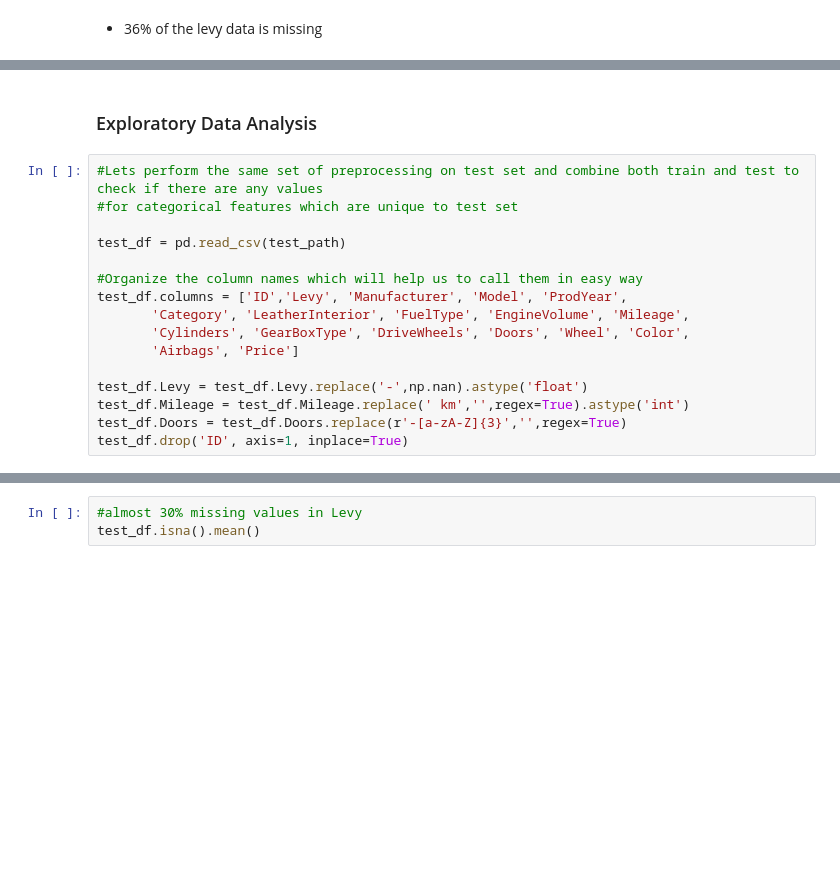
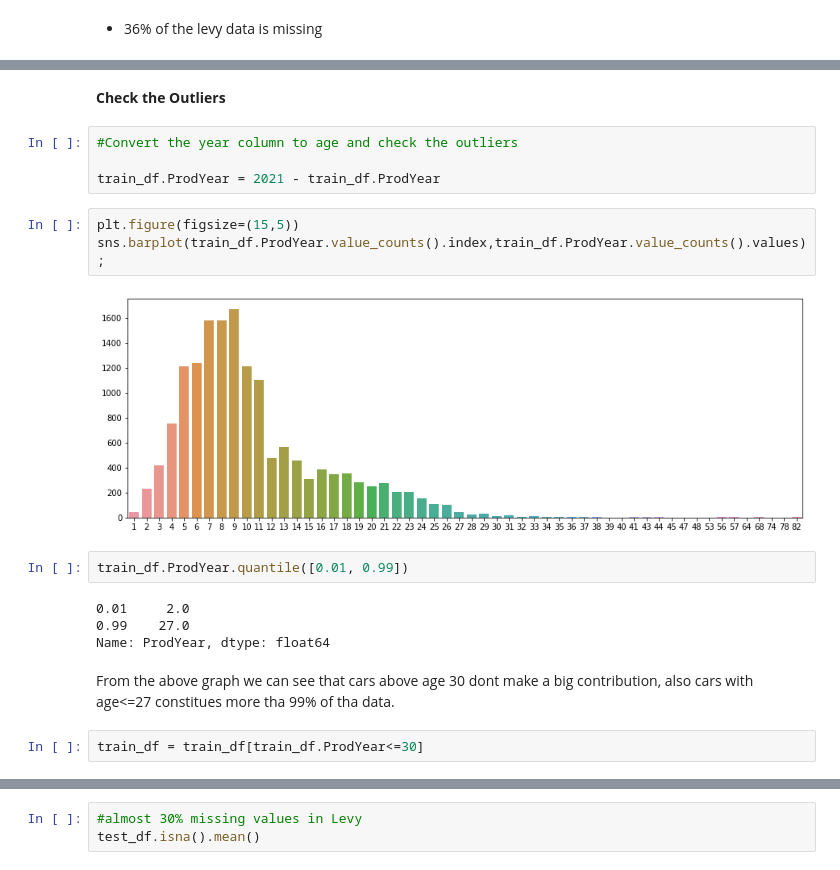
Before and after one commit to lalitupdhya/usedCarPricePrediction, a Jupyter notebook: usedCarsPrediction.ipynb, the cells around one changed output, grey strips where cells are left out. Saved outputs shown, nothing was run; the diff lists cells and outputs as text; blank space fills up the shorter version.

```diff
--- a/usedCarsPrediction.ipynb
+++ b/usedCarsPrediction.ipynb
@@ -202,18 +208,22 @@ memory usage: 2.1+ MB
-# %% [markdown]
-### Exploratory Data Analysis
-# %%
-#Lets perform the same set of preprocessing on test set and combine both train and test to check if there are any values
-#for categorical features which are unique to test set
-
-test_df = pd.read_csv(test_path)
-
-#Organize the column names which will help us to call them in easy way
-test_df.columns = ['ID','Levy', 'Manufacturer', 'Model', 'ProdYear',
-       'Category', 'LeatherInterior', 'FuelType', 'EngineVolume', 'Mileage',
-       'Cylinders', 'GearBoxType', 'DriveWheels', 'Doors', 'Wheel', 'Color',
-       'Airbags', 'Price']
-
-test_df.Levy = test_df.Levy.replace('-',np.nan).astype('float')
-test_df.Mileage = test_df.Mileage.replace(' km','',regex=True).astype('int')
-test_df.Doors = test_df.Doors.replace(r'-[a-zA-Z]{3}','',regex=True)
-test_df.drop('ID', axis=1, inplace=True)
+# %% [markdown]
+**Check the Outliers**
+# %%
+#Convert the year column to age and check the outliers
+
+train_df.ProdYear = 2021 - train_df.ProdYear
+# %%
+plt.figure(figsize=(15,5))
+sns.barplot(train_df.ProdYear.value_counts().index,train_df.ProdYear.value_counts().values);
+# %% [output]
+[figure, added]
+# %%
+train_df.ProdYear.quantile([0.01, 0.99])
+# %% [output]
+0.01     2.0
+0.99    27.0
+Name: ProdYear, dtype: float64
+# %% [markdown]
+From the above graph we can see that cars above age 30 dont make a big contribution, also cars with age<=27 constitues more
+tha 99% of tha data.
+# %%
+train_df = train_df[train_df.ProdYear<=30]
```
Also changed, not shown: parts of 20 cells of this notebook, 1 other file.
